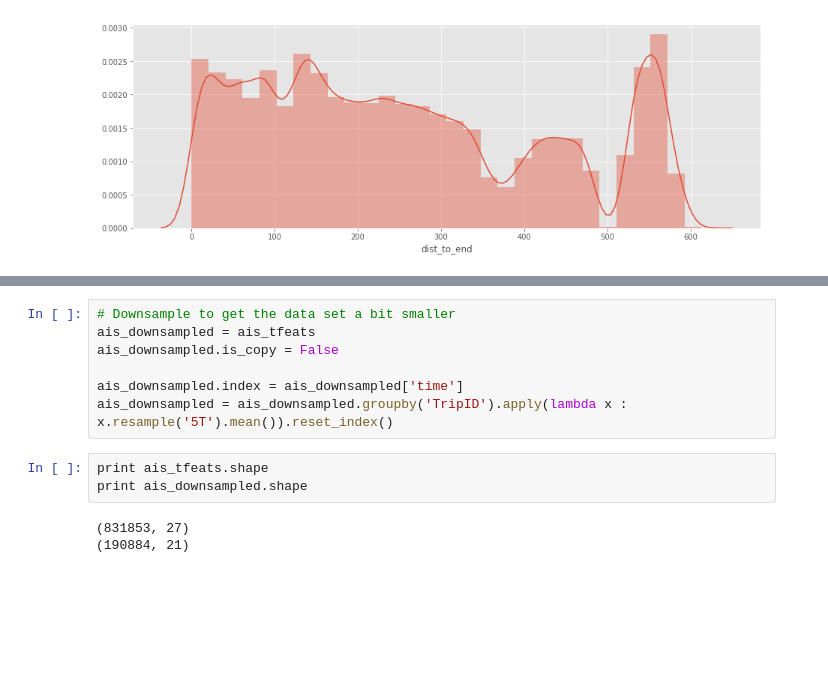
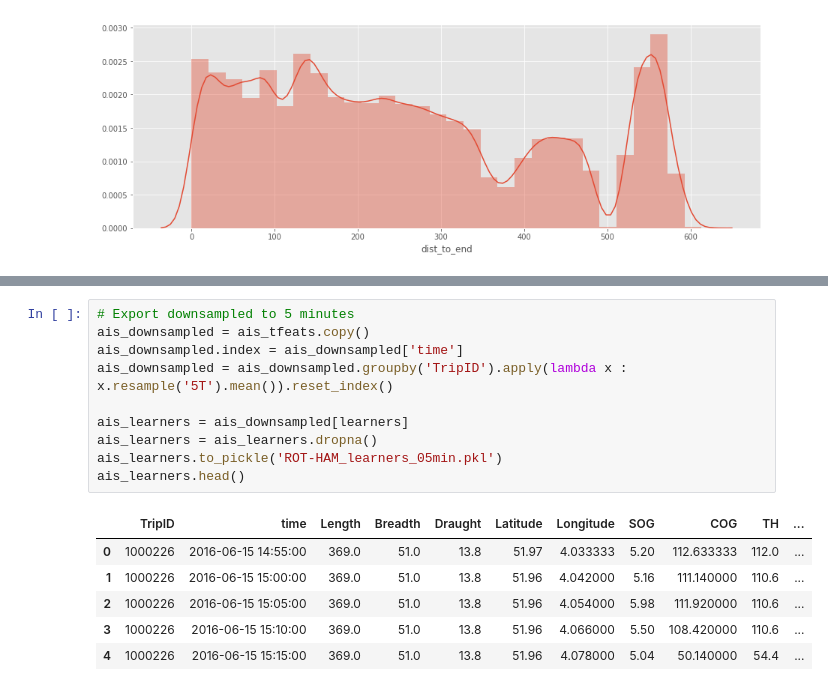
Before and after one commit to jank324/ais-predictor, a Jupyter notebook: data/filter ROT-HAM data.ipynb, the cells around one changed output, grey strips where cells are left out. Drawn from its saved outputs; the diff is of its cells as text; blank space fills up the shorter version.

Commit message:
downsampled Datensätze in verschiedenen Größen generiert

```diff
--- a/data/filter ROT-HAM data.ipynb
+++ b/data/filter ROT-HAM data.ipynb
@@ -248,13 +275,17 @@ sns.distplot(ais_tfeats['dist_to_end'], bins = 30)
 # %%
-# Downsample to get the data set a bit smaller
-ais_downsampled = ais_tfeats
-ais_downsampled.is_copy = False
-
+# Export downsampled to 5 minutes
+ais_downsampled = ais_tfeats.copy()
 ais_downsampled.index = ais_downsampled['time']
 ais_downsampled = ais_downsampled.groupby('TripID').apply(lambda x : x.resample('5T').mean()).reset_index()
+
+ais_learners = ais_downsampled[learners]
+ais_learners = ais_learners.dropna()
+ais_learners.to_pickle('ROT-HAM_learners_05min.pkl')
+ais_learners.head()
+# %% [output]
+|  | TripID | time | Length | Breadth | Draught | Latitude | Longitude | SOG | COG | TH | ... |
+| 0 | 1000226 | 2016-06-15 14:55:00 | 369.0 | 51.0 | 13.8 | 51.97 | 4.033333 | 5.20 | 112.633333 | 112.0 | ... |
+| 1 | 1000226 | 2016-06-15 15:00:00 | 369.0 | 51.0 | 13.8 | 51.96 | 4.042000 | 5.16 | 111.140000 | 110.6 | ... |
+| 2 | 1000226 | 2016-06-15 15:05:00 | 369.0 | 51.0 | 13.8 | 51.96 | 4.054000 | 5.98 | 111.920000 | 110.6 | ... |
+| 3 | 1000226 | 2016-06-15 15:10:00 | 369.0 | 51.0 | 13.8 | 51.96 | 4.066000 | 5.50 | 108.420000 | 110.6 | ... |
+| 4 | 1000226 | 2016-06-15 15:15:00 | 369.0 | 51.0 | 13.8 | 51.96 | 4.078000 | 5.04 | 50.140000 | 54.4 | ... |
-# %%
-print ais_tfeats.shape
-print ais_downsampled.shape
-# %% [output]
-(831853, 27)
-(190884, 21)
```
Also changed, not shown: parts of 13 cells of this notebook, 6 other files.
